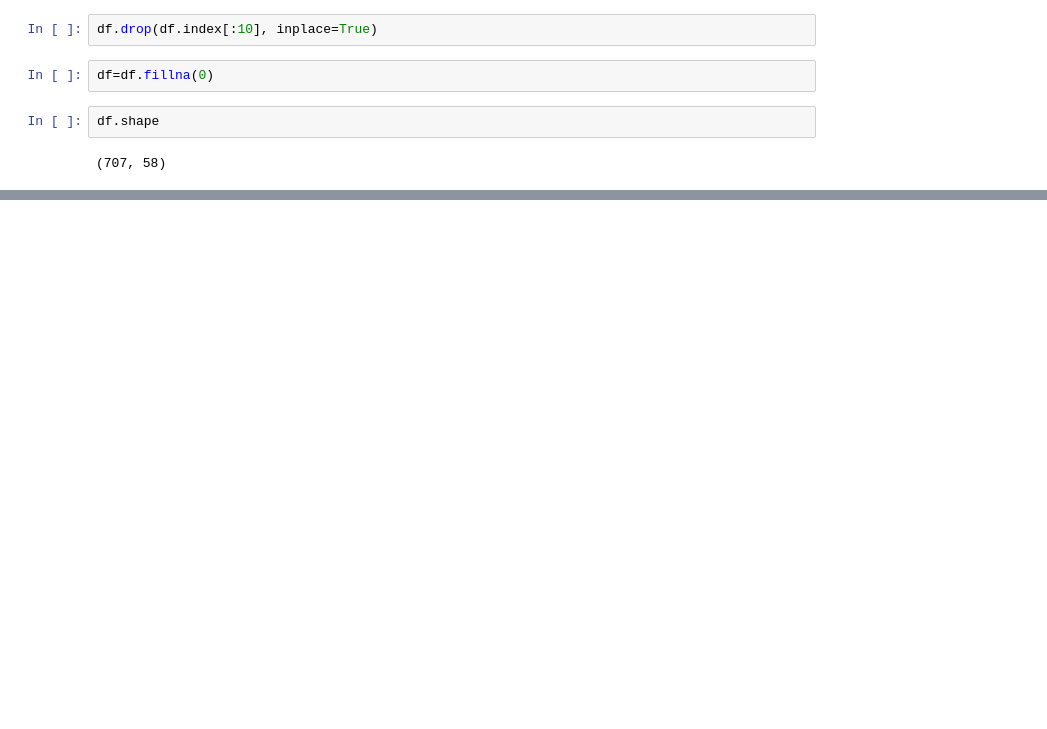
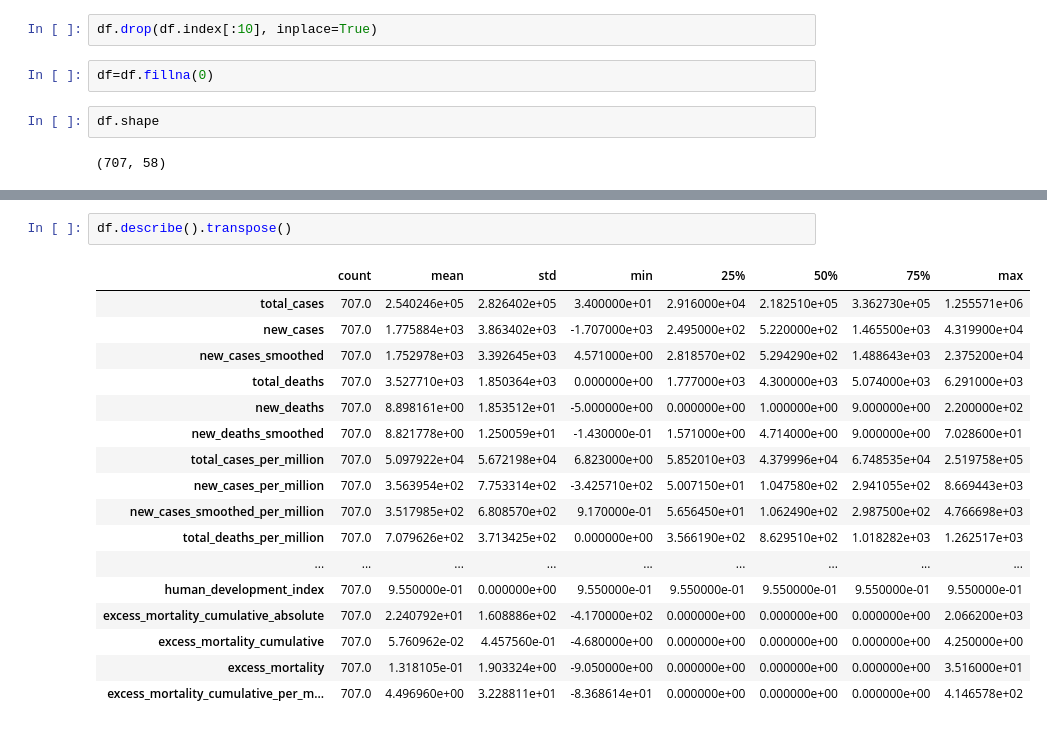
Before and after one commit to SimonMcLain/TUS-Engineering-Team-Project, a Jupyter notebook: Code/dataPrep.ipynb, the cells around one changed output, grey strips where cells are left out. Cells and saved outputs as stored; diff of their text form; blank space fills up the shorter version.

```diff
--- a/Code/dataPrep.ipynb
+++ b/Code/dataPrep.ipynb
@@ -82,0 +88,20 @@ df.shape
+# %%
+df.describe().transpose()
+# %% [output]
+|  | count | mean | std | min | 25% | 50% | 75% | max |
+| total_cases | 707.0 | 2.540246e+05 | 2.826402e+05 | 3.400000e+01 | 2.916000e+04 | 2.182510e+05 | 3.362730e+05 | 1.255571e+06 |
+| new_cases | 707.0 | 1.775884e+03 | 3.863402e+03 | -1.707000e+03 | 2.495000e+02 | 5.220000e+02 | 1.465500e+03 | 4.319900e+04 |
+| new_cases_smoothed | 707.0 | 1.752978e+03 | 3.392645e+03 | 4.571000e+00 | 2.818570e+02 | 5.294290e+02 | 1.488643e+03 | 2.375200e+04 |
+| total_deaths | 707.0 | 3.527710e+03 | 1.850364e+03 | 0.000000e+00 | 1.777000e+03 | 4.300000e+03 | 5.074000e+03 | 6.291000e+03 |
+| new_deaths | 707.0 | 8.898161e+00 | 1.853512e+01 | -5.000000e+00 | 0.000000e+00 | 1.000000e+00 | 9.000000e+00 | 2.200000e+02 |
+| new_deaths_smoothed | 707.0 | 8.821778e+00 | 1.250059e+01 | -1.430000e-01 | 1.571000e+00 | 4.714000e+00 | 9.000000e+00 | 7.028600e+01 |
+| total_cases_per_million | 707.0 | 5.097922e+04 | 5.672198e+04 | 6.823000e+00 | 5.852010e+03 | 4.379996e+04 | 6.748535e+04 | 2.519758e+05 |
+| new_cases_per_million | 707.0 | 3.563954e+02 | 7.753314e+02 | -3.425710e+02 | 5.007150e+01 | 1.047580e+02 | 2.941055e+02 | 8.669443e+03 |
+| new_cases_smoothed_per_million | 707.0 | 3.517985e+02 | 6.808570e+02 | 9.170000e-01 | 5.656450e+01 | 1.062490e+02 | 2.987500e+02 | 4.766698e+03 |
+| total_deaths_per_million | 707.0 | 7.079626e+02 | 3.713425e+02 | 0.000000e+00 | 3.566190e+02 | 8.629510e+02 | 1.018282e+03 | 1.262517e+03 |
+| ... | ... | ... | ... | ... | ... | ... | ... | ... |
+| human_development_index | 707.0 | 9.550000e-01 | 0.000000e+00 | 9.550000e-01 | 9.550000e-01 | 9.550000e-01 | 9.550000e-01 | 9.550000e-01 |
+| excess_mortality_cumulative_absolute | 707.0 | 2.240792e+01 | 1.608886e+02 | -4.170000e+02 | 0.000000e+00 | 0.000000e+00 | 0.000000e+00 | 2.066200e+03 |
+| excess_mortality_cumulative | 707.0 | 5.760962e-02 | 4.457560e-01 | -4.680000e+00 | 0.000000e+00 | 0.000000e+00 | 0.000000e+00 | 4.250000e+00 |
+| excess_mortality | 707.0 | 1.318105e-01 | 1.903324e+00 | -9.050000e+00 | 0.000000e+00 | 0.000000e+00 | 0.000000e+00 | 3.516000e+01 |
+| excess_mortality_cumulative_per_m... | 707.0 | 4.496960e+00 | 3.228811e+01 | -8.368614e+01 | 0.000000e+00 | 0.000000e+00 | 0.000000e+00 | 4.146578e+02 |
```
Also changed, not shown: parts of 3 cells of this notebook, 18 other files.
